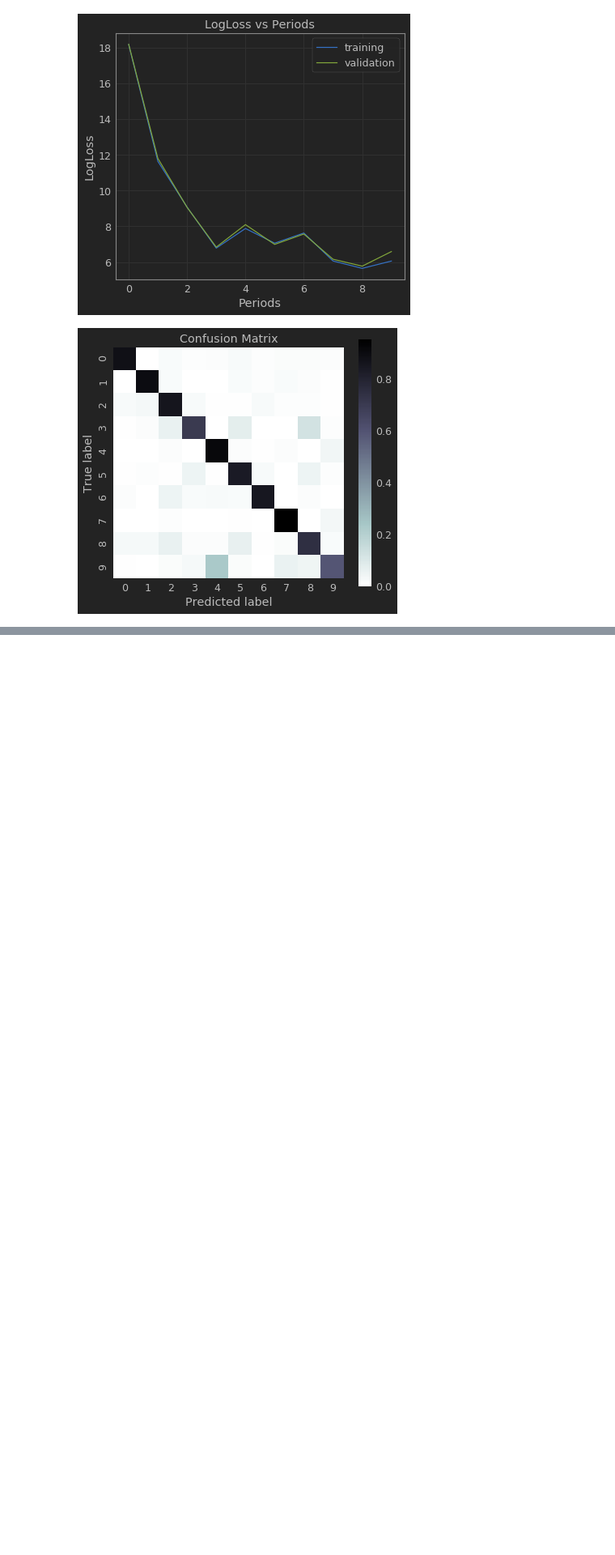
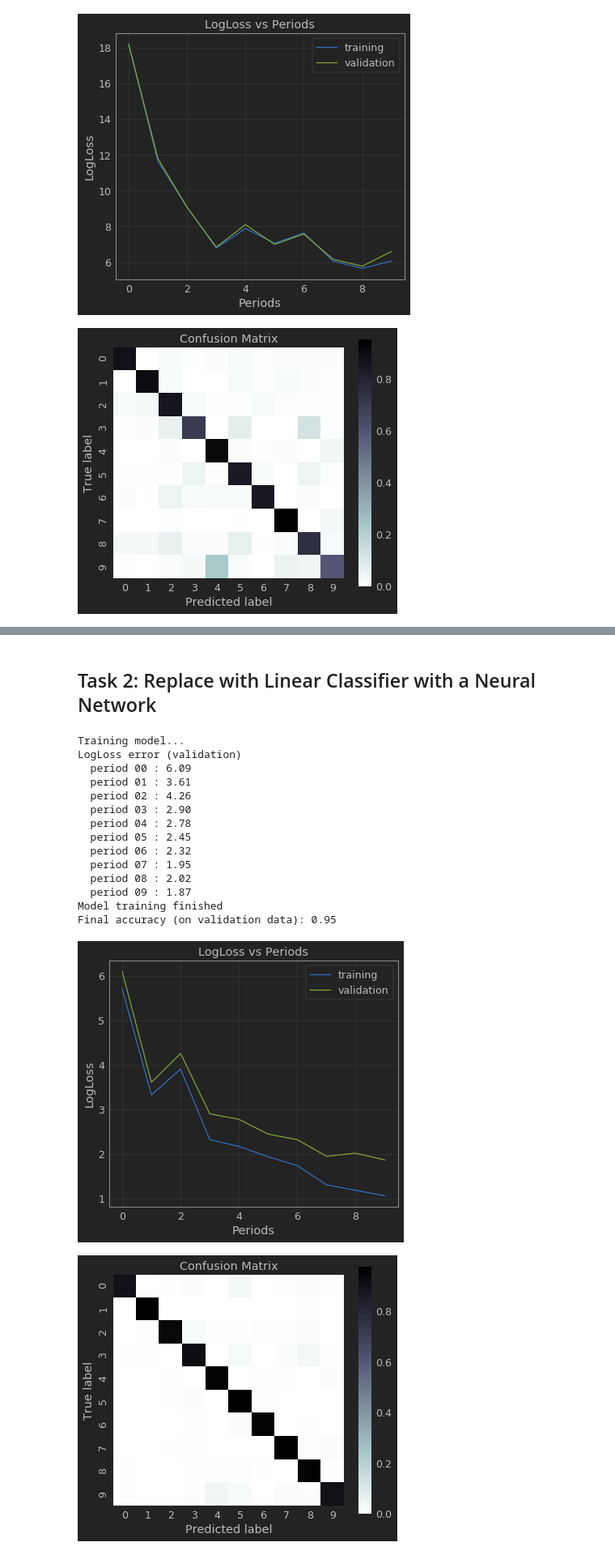
Before and after one commit to AustinSong/ml-crash-course, a Jupyter notebook: programming_exercises/MNIST Digit Classification.ipynb, the cells around one changed output, grey strips where cells are left out. Shown at 81% size. Drawn from its saved outputs; the diff is of its cells as text; code cells hidden in the pictures; blank space fills up the shorter version.

Commit message:
complete task 2 'MNIST Digit Classification'

```diff
--- a/programming_exercises/MNIST Digit Classification.ipynb
+++ b/programming_exercises/MNIST Digit Classification.ipynb
@@ -344,0 +453,29 @@ LogLoss error (validation)
+# %% [markdown]
+## Task 2: Replace with Linear Classifier with a Neural Network
+# %%
+nn_classifier = train_nn_classification_model(
+    learning_rate=.05,
+    batch_size=50,
+    steps=500,
+    hidden_units=[100,100],
+    training_examples=training_examples,
+    training_targets=training_targets,
+    validation_examples=validation_examples,
+    validation_targets=validation_targets)
+# %% [output]
+Training model...
+LogLoss error (validation)
+  period 00 : 6.09
+  period 01 : 3.61
+  period 02 : 4.26
+  period 03 : 2.90
+  period 04 : 2.78
+  period 05 : 2.45
+  period 06 : 2.32
+  period 07 : 1.95
+  period 08 : 2.02
+  period 09 : 1.87
+Model training finished
+Final accuracy (on validation data): 0.95
+[figure, added]
+[figure, added]
```
Also changed, not shown: parts of 5 cells of this notebook.
